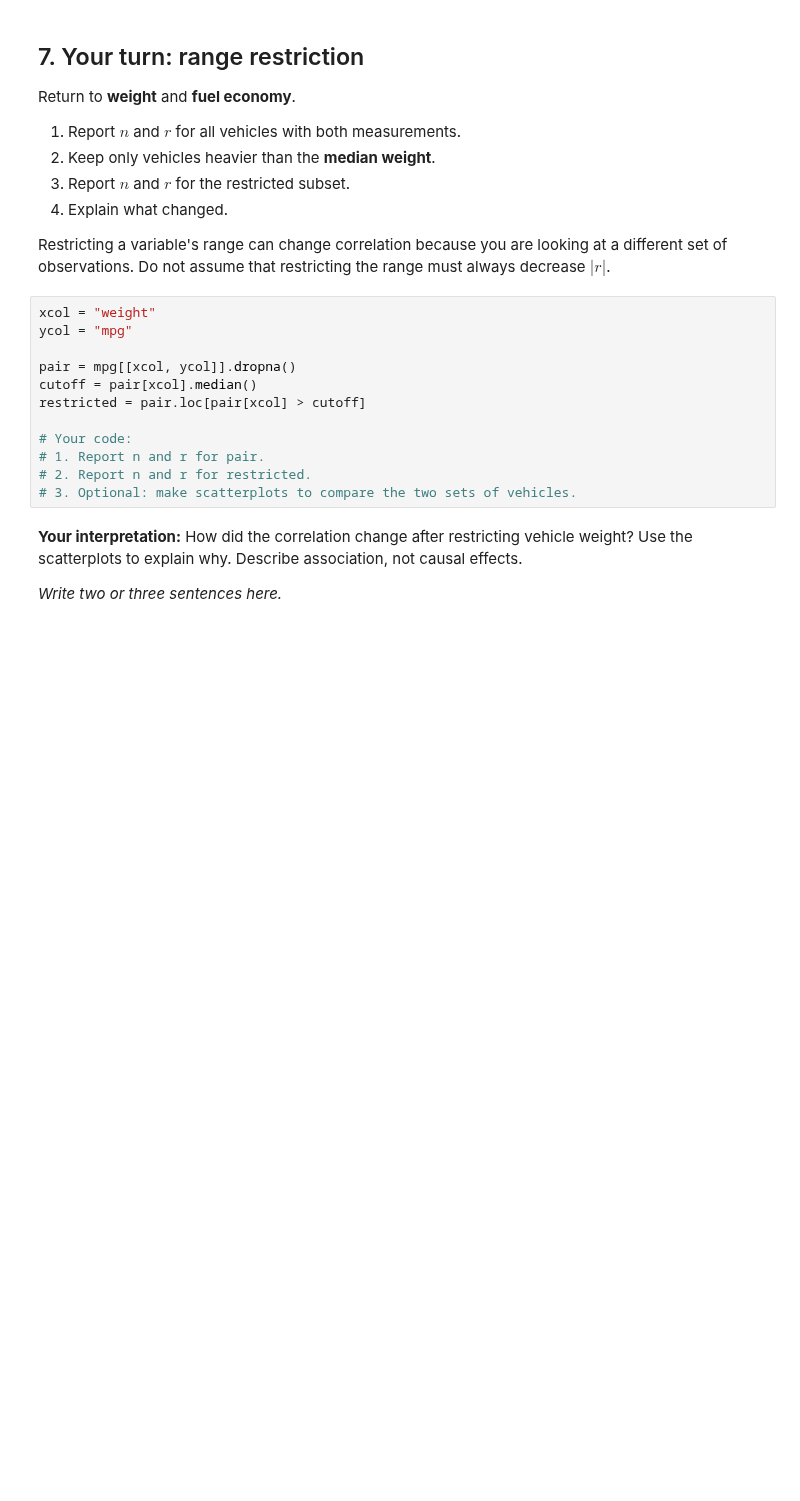
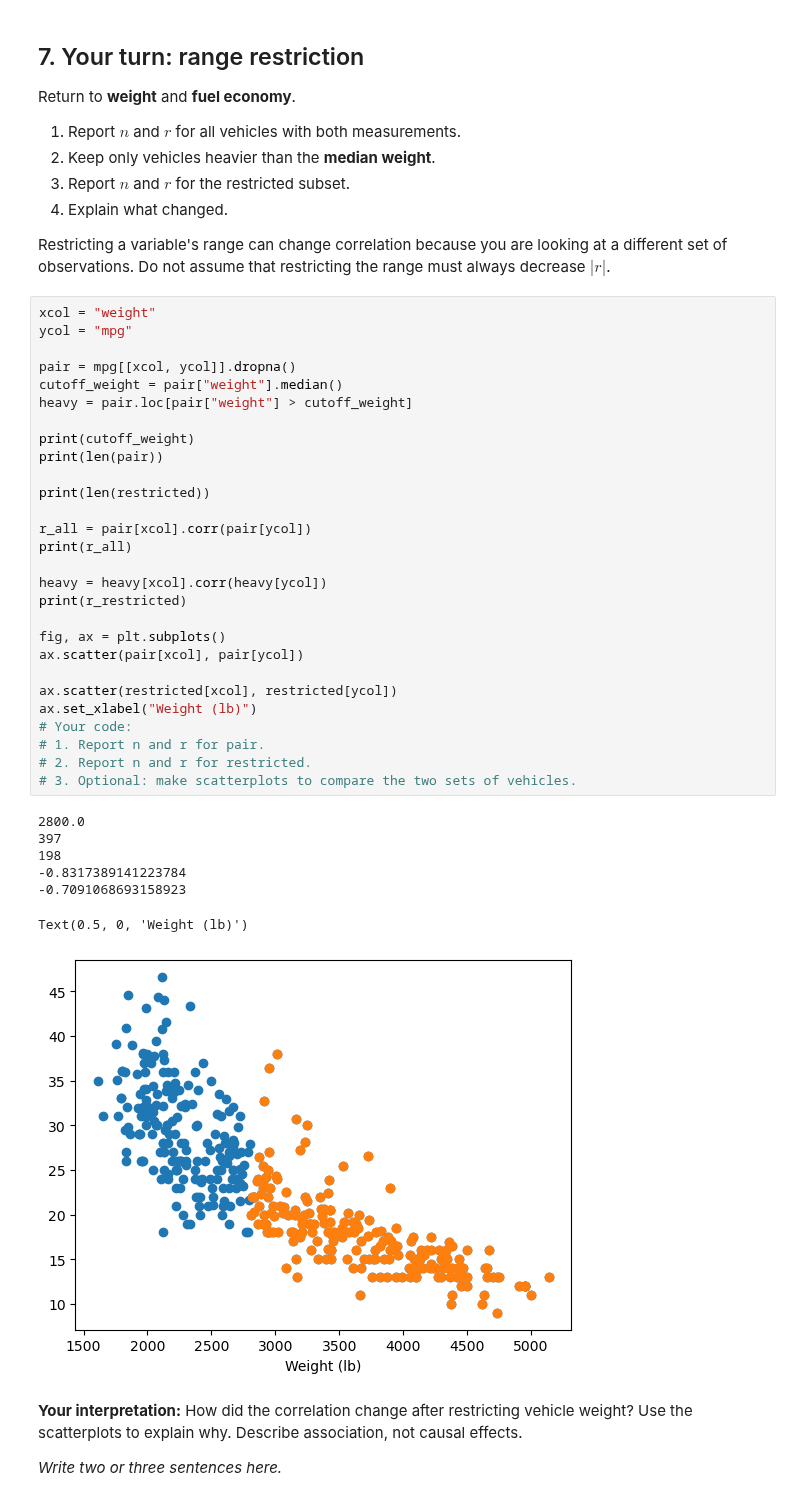
Before and after one commit to JaxLayerLumos/26f-engr1451-2451, a Jupyter notebook: 2-class/w05a_scatter_correlation.ipynb, the cells around one changed output. Cells and saved outputs as stored; diff of their text form; blank space fills up the shorter version.

```diff
--- a/2-class/w05a_scatter_correlation.ipynb
+++ b/2-class/w05a_scatter_correlation.ipynb
@@ -258,15 +258,39 @@ Restricting a variable's range can change correlation because you are looking at
 # %%
 xcol = "weight"
 ycol = "mpg"
 
 pair = mpg[[xcol, ycol]].dropna()
-cutoff = pair[xcol].median()
-restricted = pair.loc[pair[xcol] > cutoff]
+cutoff_weight = pair["weight"].median()
+heavy = pair.loc[pair["weight"] > cutoff_weight]
 
+print(cutoff_weight)
+print(len(pair))
+
+print(len(restricted))
+
+r_all = pair[xcol].corr(pair[ycol])
+print(r_all)
+
+heavy = heavy[xcol].corr(heavy[ycol])
+print(r_restricted)
+
+fig, ax = plt.subplots()
+ax.scatter(pair[xcol], pair[ycol])
+
+ax.scatter(restricted[xcol], restricted[ycol])
+ax.set_xlabel("Weight (lb)")
 # Your code:
 # 1. Report n and r for pair.
 # 2. Report n and r for restricted.
 # 3. Optional: make scatterplots to compare the two sets of vehicles.
+# %% [output]
+2800.0
+397
+198
+-0.8317389141223784
+-0.7091068693158923
+Text(0.5, 0, 'Weight (lb)')
+[figure, added]
 # %% [markdown]
 **Your interpretation:** How did the correlation change after restricting vehicle weight? Use the scatterplots to explain why. Describe association, not causal effects.
 
```
Also changed, not shown: parts of 3 cells of this notebook.
